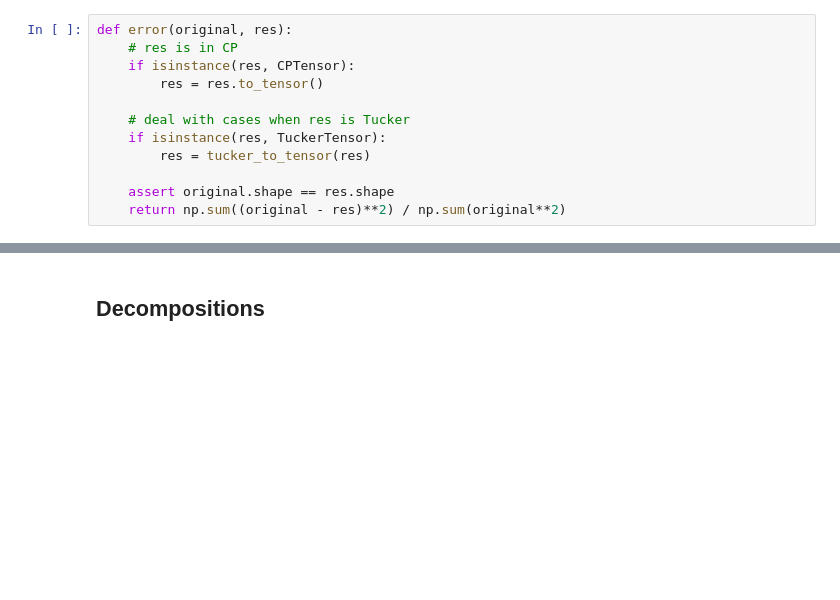
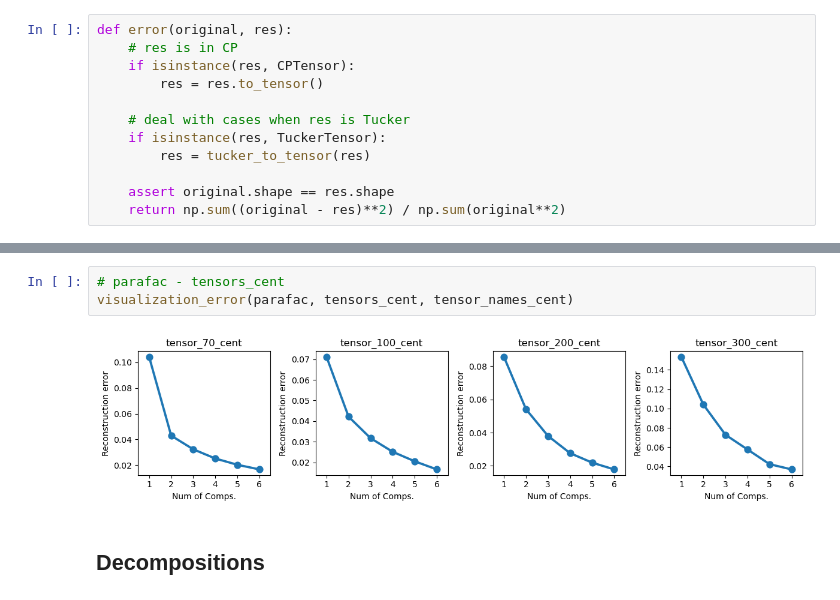
Before and after one commit to pablovadillo/Tensordecomposition, a Jupyter notebook: CP_decomposition.ipynb, the cells around one changed output, grey strips where cells are left out. Drawn from its saved outputs; the diff is of its cells as text; blank space fills up the shorter version.

```diff
--- a/CP_decomposition.ipynb
+++ b/CP_decomposition.ipynb
@@ -105,3 +143,8 @@ visualization_error(non_negative_parafac)
+# %%
+# parafac - tensors_cent
+visualization_error(parafac, tensors_cent, tensor_names_cent)
+# %% [output]
+[figure, added]
 # %% [markdown]
 ## Decompositions
 # %%
```
Also changed, not shown: parts of 25 cells of this notebook, 11 other files.
